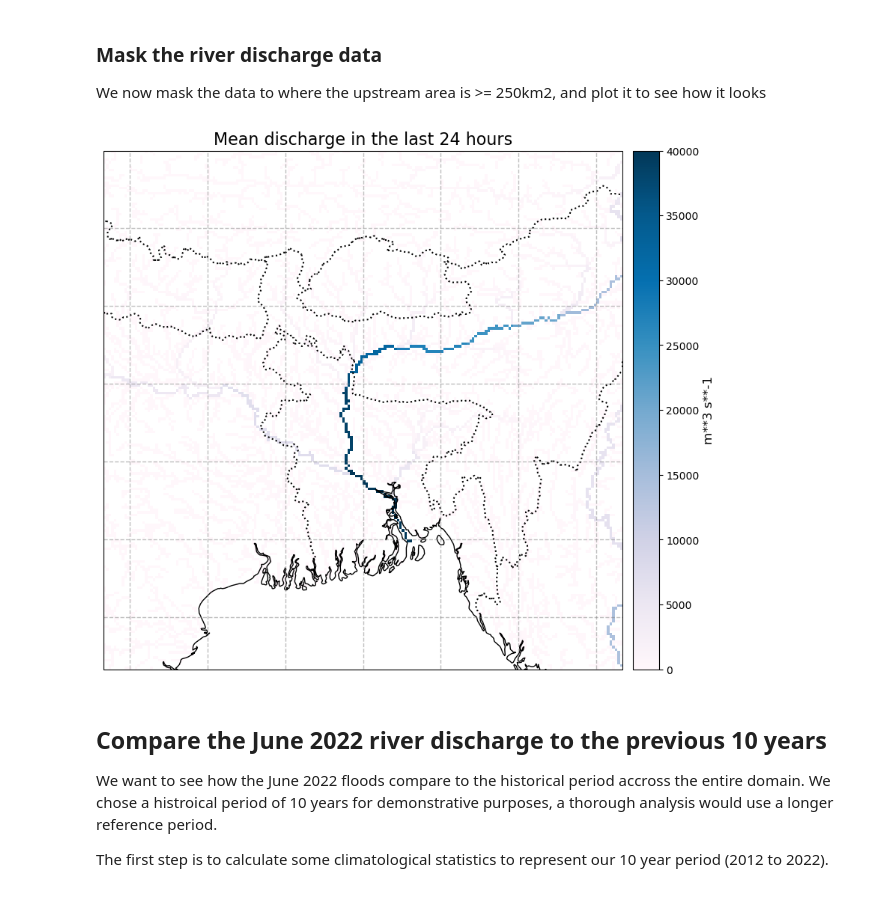
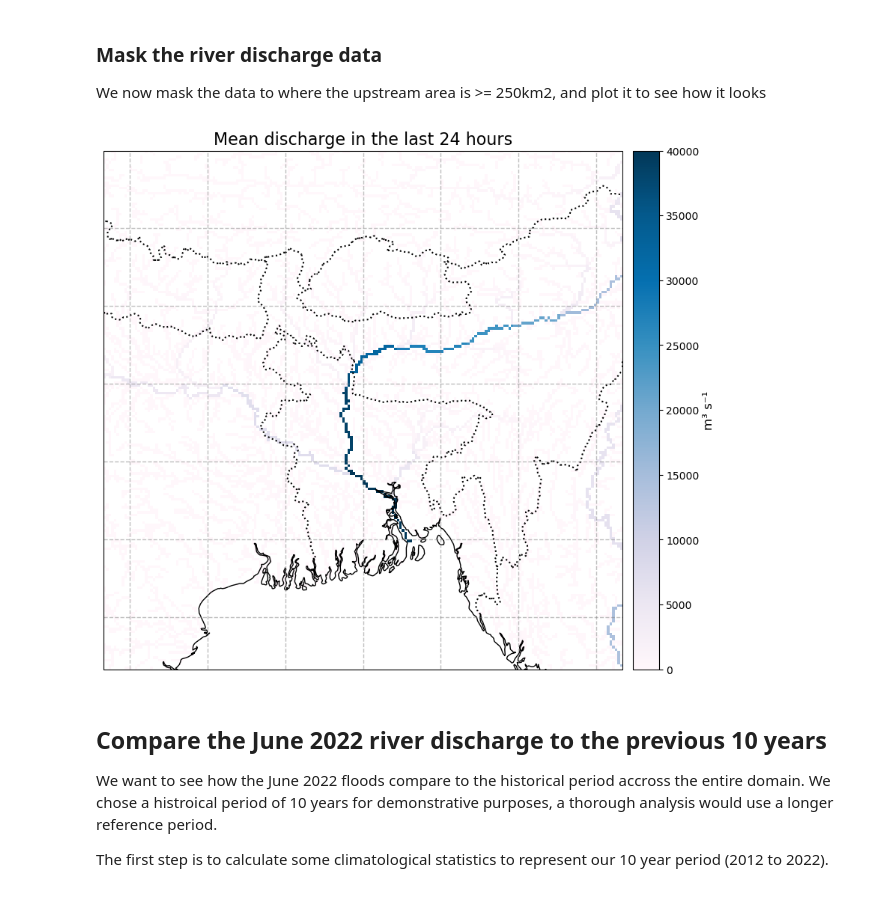
Before and after one commit to ecmwf-projects/copernicus-training-c3s-review, a Jupyter notebook: _sources/cems-notebooks/glofas-bangladesh-floods.ipynb, the cells around one changed output. Cells and saved outputs as stored; diff of their text form; code cells hidden in the pictures.

```diff
--- a/_sources/cems-notebooks/glofas-bangladesh-floods.ipynb
+++ b/_sources/cems-notebooks/glofas-bangladesh-floods.ipynb
@@ -347,12 +347,13 @@ We now mask the data to where the upstream area is >= 250km2, and plot it to see
 # %%
 glofas_data_masked = glofas_data.where(glofas_data.uparea>=250.e6)
 mean_masked_data = glofas_data_masked.dis24.mean(dim='time').assign_attrs(glofas_data_masked.dis24.attrs)
 plot_map(
     mean_masked_data,
-    vmax=40e3, vmin=0
+    vmax=40e3, vmin=0,
+    cbar_label = "m³ s⁻¹"
 )
 # %% [output]
-[figure, old version]
+[figure, new version]
 # %% [markdown]
 ## Compare the June 2022 river discharge to the previous 10 years
 
```
Also changed, not shown: 3 other files.
